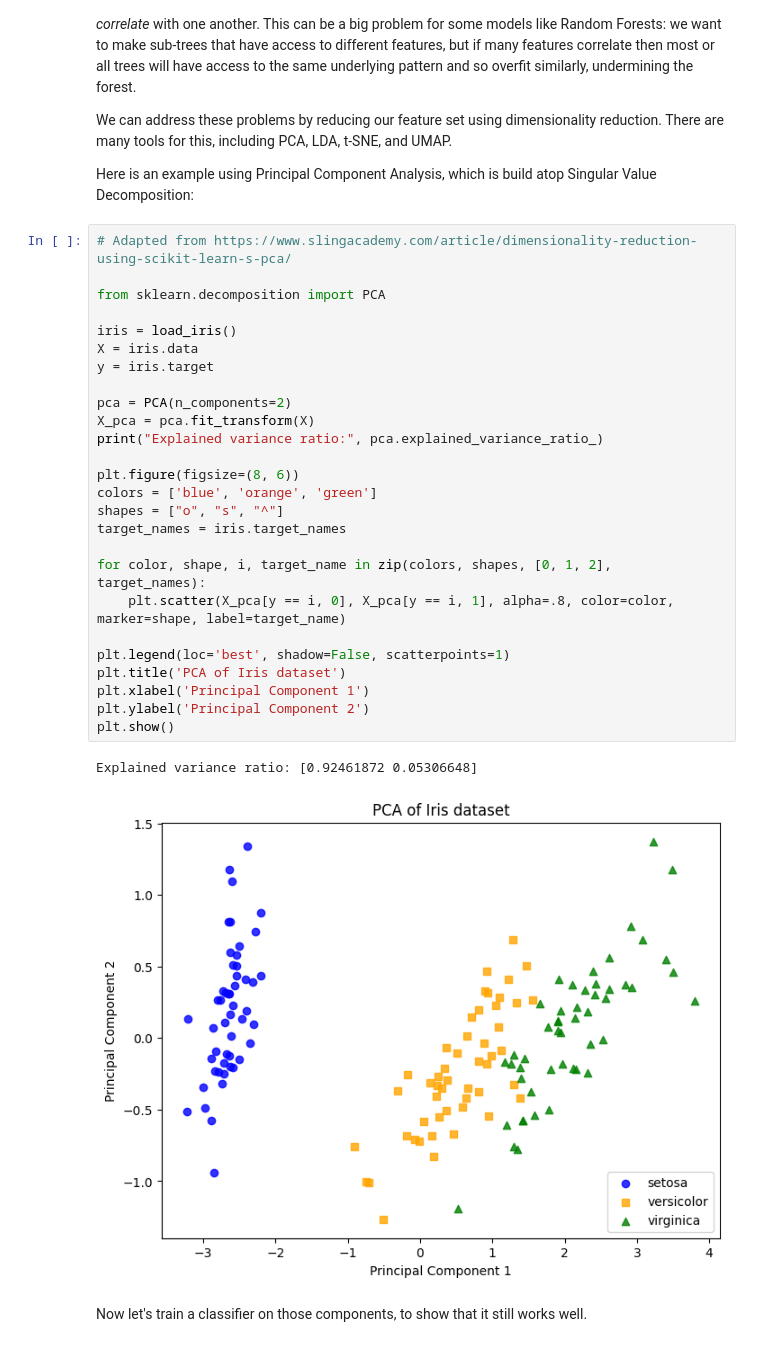
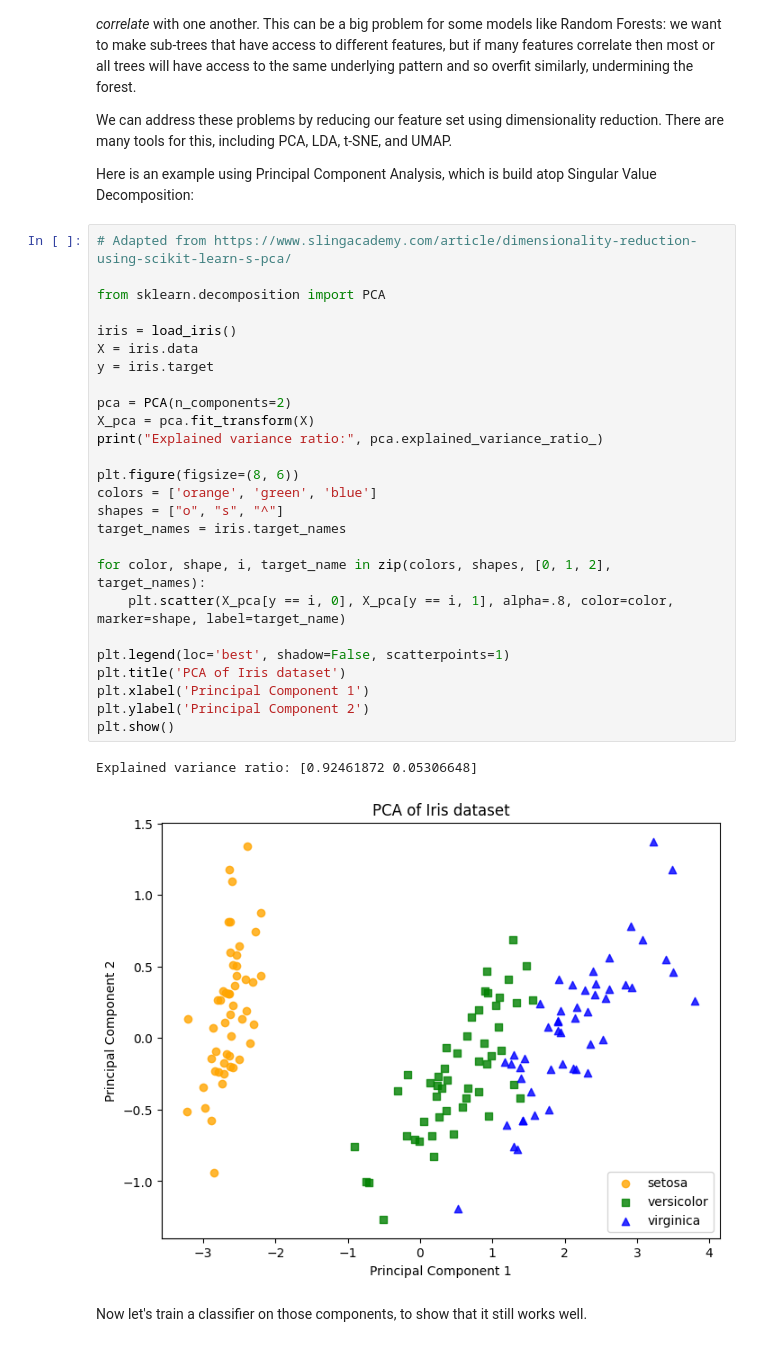
Before and after one commit to caleb-chandler/cnet5052_sp26, a Jupyter notebook: notebooks/class_07/class_07_ml.ipynb, the cells around one changed output. Cells and saved outputs as stored; diff of their text form.

Commit message:
Made colors across two plots consistent

```diff
--- a/notebooks/class_07/class_07_ml.ipynb
+++ b/notebooks/class_07/class_07_ml.ipynb
@@ -815,32 +815,32 @@ Here is an example using Principal Component Analysis, which is build atop Singu
 # %%
 # Adapted from https://www.slingacademy.com/article/dimensionality-reduction-using-scikit-learn-s-pca/
 
 from sklearn.decomposition import PCA
 
 iris = load_iris()
 X = iris.data
 y = iris.target
 
 pca = PCA(n_components=2)
 X_pca = pca.fit_transform(X)
 print("Explained variance ratio:", pca.explained_variance_ratio_)
 
 plt.figure(figsize=(8, 6))
-colors = ['blue', 'orange', 'green']
+colors = ['orange', 'green', 'blue']
 shapes = ["o", "s", "^"]
 target_names = iris.target_names
 
 for color, shape, i, target_name in zip(colors, shapes, [0, 1, 2], target_names):
     plt.scatter(X_pca[y == i, 0], X_pca[y == i, 1], alpha=.8, color=color, marker=shape, label=target_name)
 
 plt.legend(loc='best', shadow=False, scatterpoints=1)
 plt.title('PCA of Iris dataset')
 plt.xlabel('Principal Component 1')
 plt.ylabel('Principal Component 2')
 plt.show()
 # %% [output]
 Explained variance ratio: [0.92461872 0.05306648]
-[figure, old version]
+[figure, new version]
 # %% [markdown]
 Now let's train a classifier on those components, to show that it still works well.
 # %%
```
